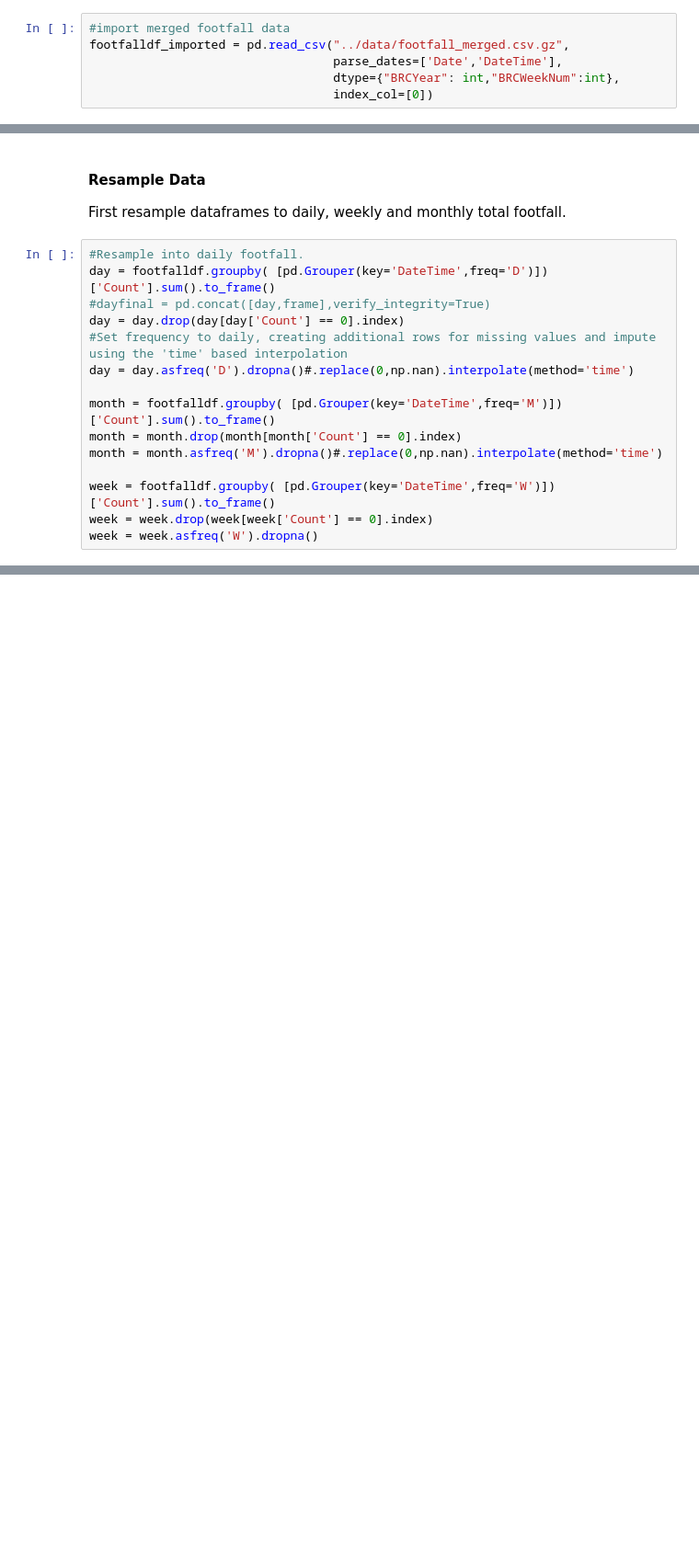
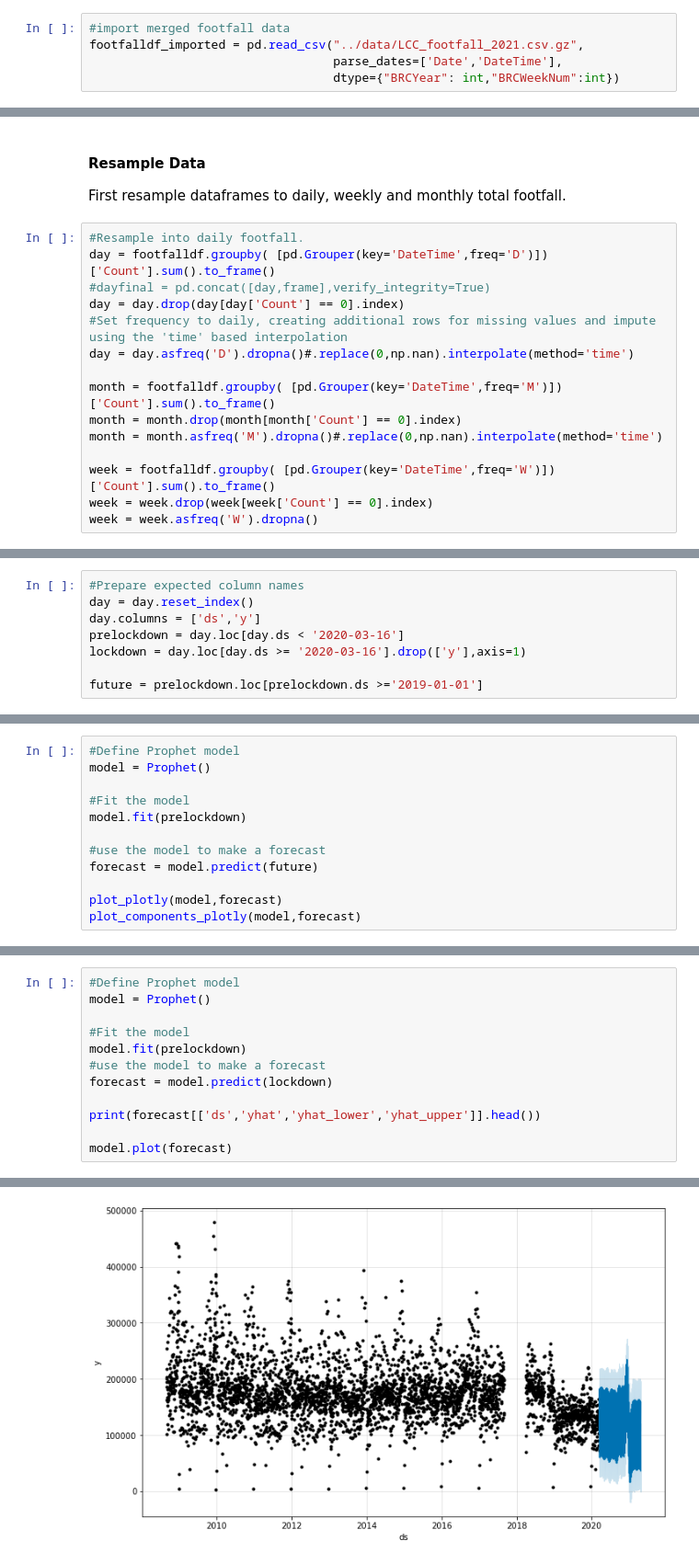
Before and after one commit to tbalbone31/ambient_populations, a Jupyter notebook: analysis/FBProphet_modelling.ipynb, the cells around one changed output, grey strips where cells are left out. Shown at 92% size. Drawn from its saved outputs; the diff is of its cells as text; blank space fills up the shorter version.

Commit message:
Finalising RandomForest_Footfall.ipynb and making amendments to several other scripts.  Starting analysis using Prophet in FBProphet_modelling.ipynb

```diff
--- a/analysis/FBProphet_modelling.ipynb
+++ b/analysis/FBProphet_modelling.ipynb
@@ -20,10 +18,9 @@ from source import *
 The imported data below was created from a function that runs through each csv, creates a dataframe for each and then merges them.  Columns are converted to appropriate data types and any mismatches are fixed before merging.  This is important as Leeds City Council changed the formats of the files several times, which led to some differences in column names and potentially data types.
 # %%
 #import merged footfall data
-footfalldf_imported = pd.read_csv("../data/footfall_merged.csv.gz",
+footfalldf_imported = pd.read_csv("../data/LCC_footfall_2021.csv.gz",
 								  parse_dates=['Date','DateTime'],
-								  dtype={"BRCYear": int,"BRCWeekNum":int},
-								  index_col=[0])
+								  dtype={"BRCYear": int,"BRCWeekNum":int})
 # %% [markdown]
 ### Cleaning the data
 The next step in the pipeline is to check for duplicates and remove them.  Initial data exploration revealed errors in some of the csv files where individual records had been duplicated.  In some instances, the same records existed in several different files, for example dates in early July appeared towards the end of the June csv.
@@ -69,0 +77,8 @@ week = week.asfreq('W').dropna()
+# %%
+#Prepare expected column names
+day = day.reset_index()
+day.columns = ['ds','y']
+prelockdown = day.loc[day.ds < '2020-03-16']
+lockdown = day.loc[day.ds >= '2020-03-16'].drop(['y'],axis=1)
+
+future = prelockdown.loc[prelockdown.ds >='2019-01-01']
@@ -69,0 +87,12 @@ week = week.asfreq('W').dropna()
+# %%
+#Define Prophet model
+model = Prophet()
+
+#Fit the model
+model.fit(prelockdown)
+
+#use the model to make a forecast
+forecast = model.predict(future)
+
+plot_plotly(model,forecast)
+plot_components_plotly(model,forecast)
@@ -69,0 +103,13 @@ week = week.asfreq('W').dropna()
+# %%
+#Define Prophet model
+model = Prophet()
+
+#Fit the model
+model.fit(prelockdown)
+#use the model to make a forecast
+forecast = model.predict(lockdown)
+
+print(forecast[['ds','yhat','yhat_lower','yhat_upper']].head())
+
+model.plot(forecast)
+# %% [output]
@@ -69,0 +123 @@ week = week.asfreq('W').dropna()
+[figure, added]
```
Also changed, not shown: parts of 7 cells of this notebook, 4 other files.
